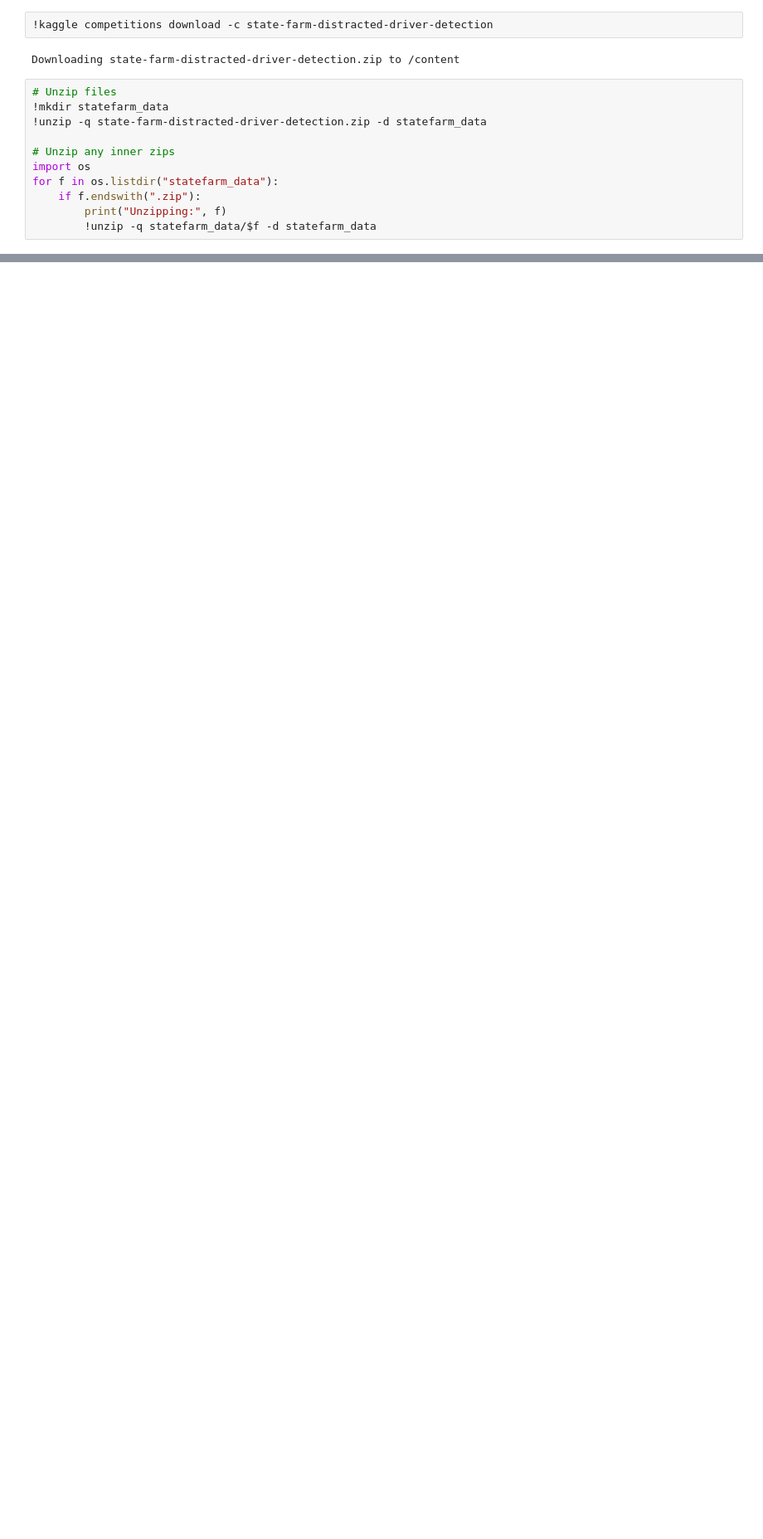
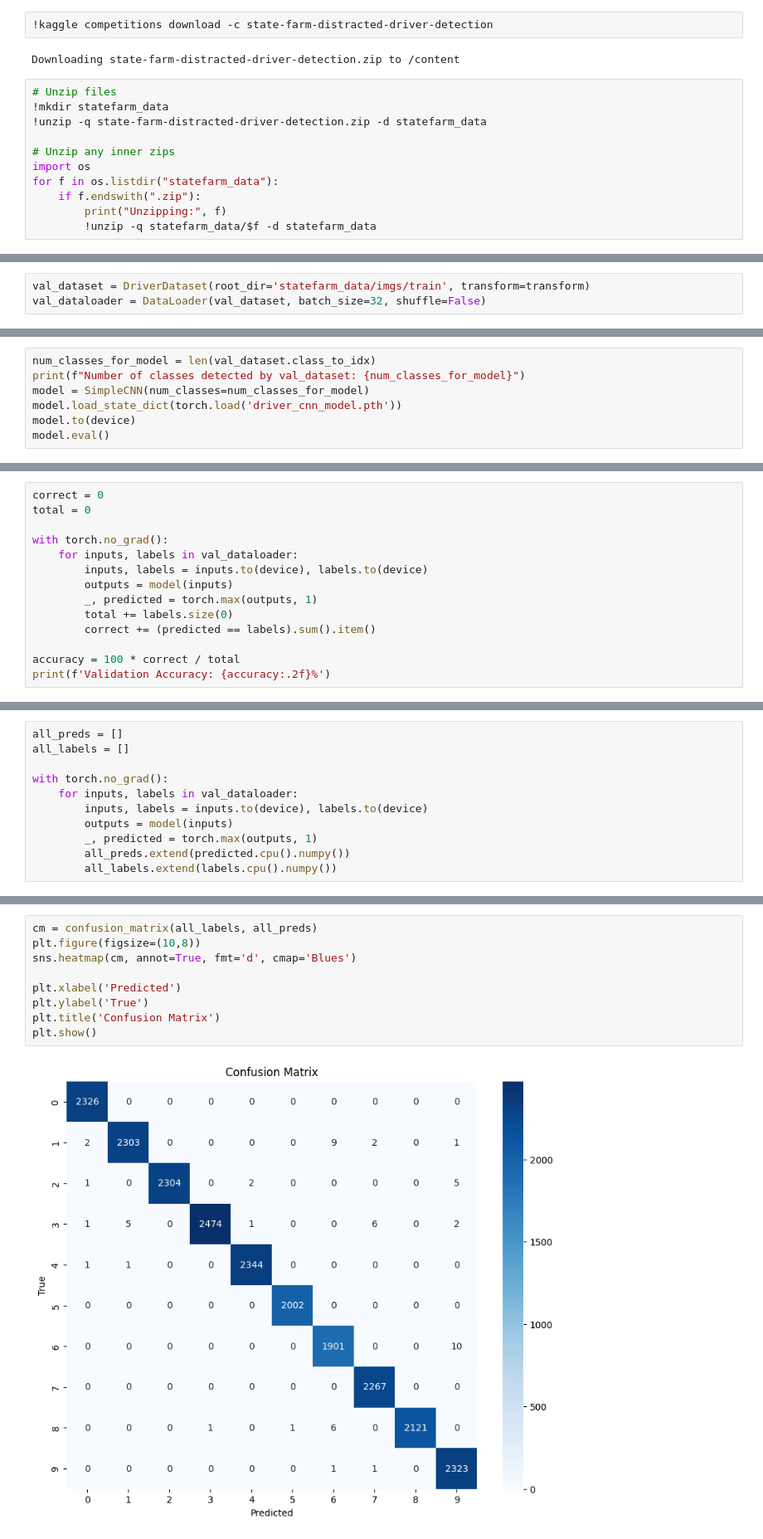
Before and after one commit to BPALAN-USD/AAI-521-GROUP5, a Jupyter notebook: AAI521_GROUP5.ipynb, the cells around one changed output, grey strips where cells are left out. Shown at 83% size. Cells and saved outputs as stored; diff of their text form; blank space fills up the shorter version.

```diff
--- a/AAI521_GROUP5.ipynb
+++ b/AAI521_GROUP5.ipynb
@@ -28,0 +162,3 @@ for f in os.listdir("statefarm_data"):
+# %%
+val_dataset = DriverDataset(root_dir='statefarm_data/imgs/train', transform=transform)
+val_dataloader = DataLoader(val_dataset, batch_size=32, shuffle=False)
@@ -28,0 +167,7 @@ for f in os.listdir("statefarm_data"):
+# %%
+num_classes_for_model = len(val_dataset.class_to_idx)
+print(f"Number of classes detected by val_dataset: {num_classes_for_model}")
+model = SimpleCNN(num_classes=num_classes_for_model)
+model.load_state_dict(torch.load('driver_cnn_model.pth'))
+model.to(device)
+model.eval()
@@ -28,0 +194,14 @@ for f in os.listdir("statefarm_data"):
+# %%
+correct = 0
+total = 0
+
+with torch.no_grad():
+    for inputs, labels in val_dataloader:
+        inputs, labels = inputs.to(device), labels.to(device)
+        outputs = model(inputs)
+        _, predicted = torch.max(outputs, 1)
+        total += labels.size(0)
+        correct += (predicted == labels).sum().item()
+
+accuracy = 100 * correct / total
+print(f'Validation Accuracy: {accuracy:.2f}%')
@@ -28,0 +225,11 @@ for f in os.listdir("statefarm_data"):
+# %%
+all_preds = []
+all_labels = []
+
+with torch.no_grad():
+    for inputs, labels in val_dataloader:
+        inputs, labels = inputs.to(device), labels.to(device)
+        outputs = model(inputs)
+        _, predicted = torch.max(outputs, 1)
+        all_preds.extend(predicted.cpu().numpy())
+        all_labels.extend(labels.cpu().numpy())
@@ -28,0 +238,11 @@ for f in os.listdir("statefarm_data"):
+# %%
+cm = confusion_matrix(all_labels, all_preds)
+plt.figure(figsize=(10,8))
+sns.heatmap(cm, annot=True, fmt='d', cmap='Blues')
+
+plt.xlabel('Predicted')
+plt.ylabel('True')
+plt.title('Confusion Matrix')
+plt.show()
+# %% [output]
+[figure, added]
```
Also changed, not shown: parts of 83 cells of this notebook.
